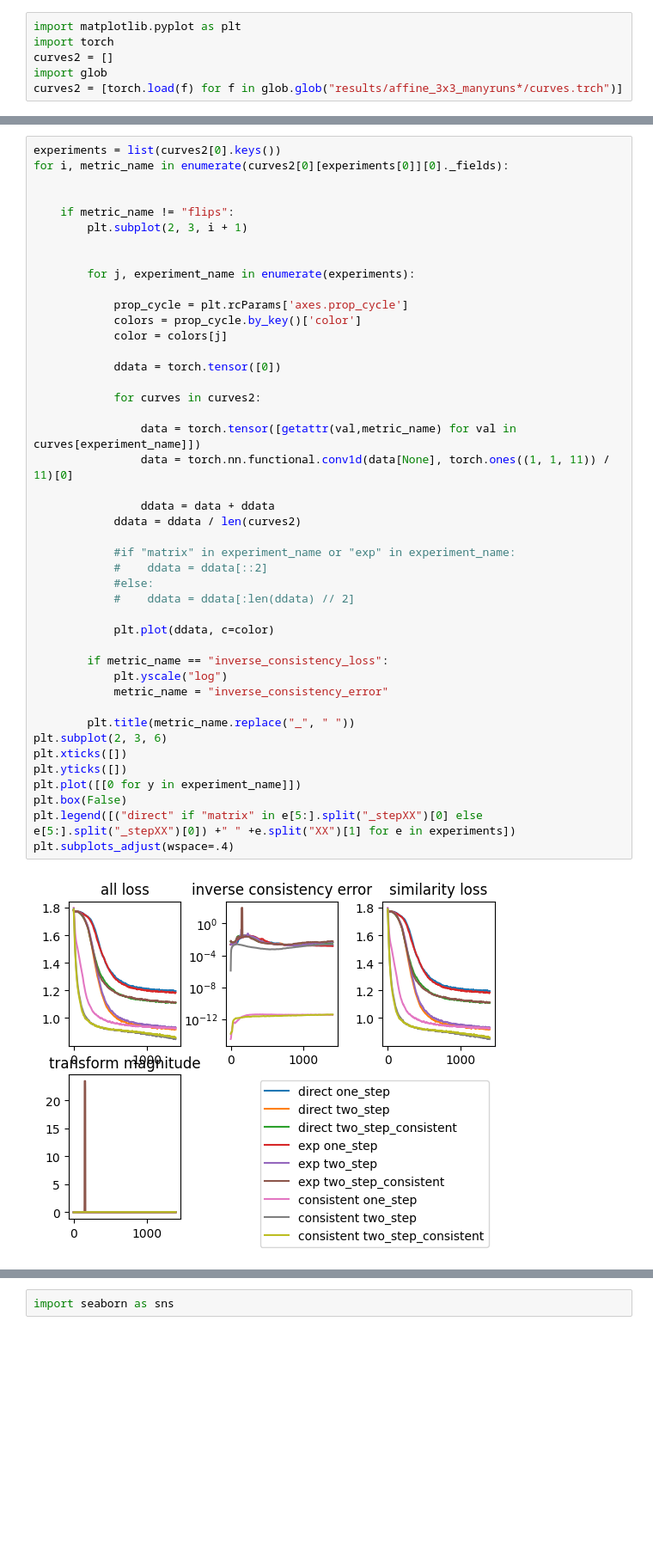
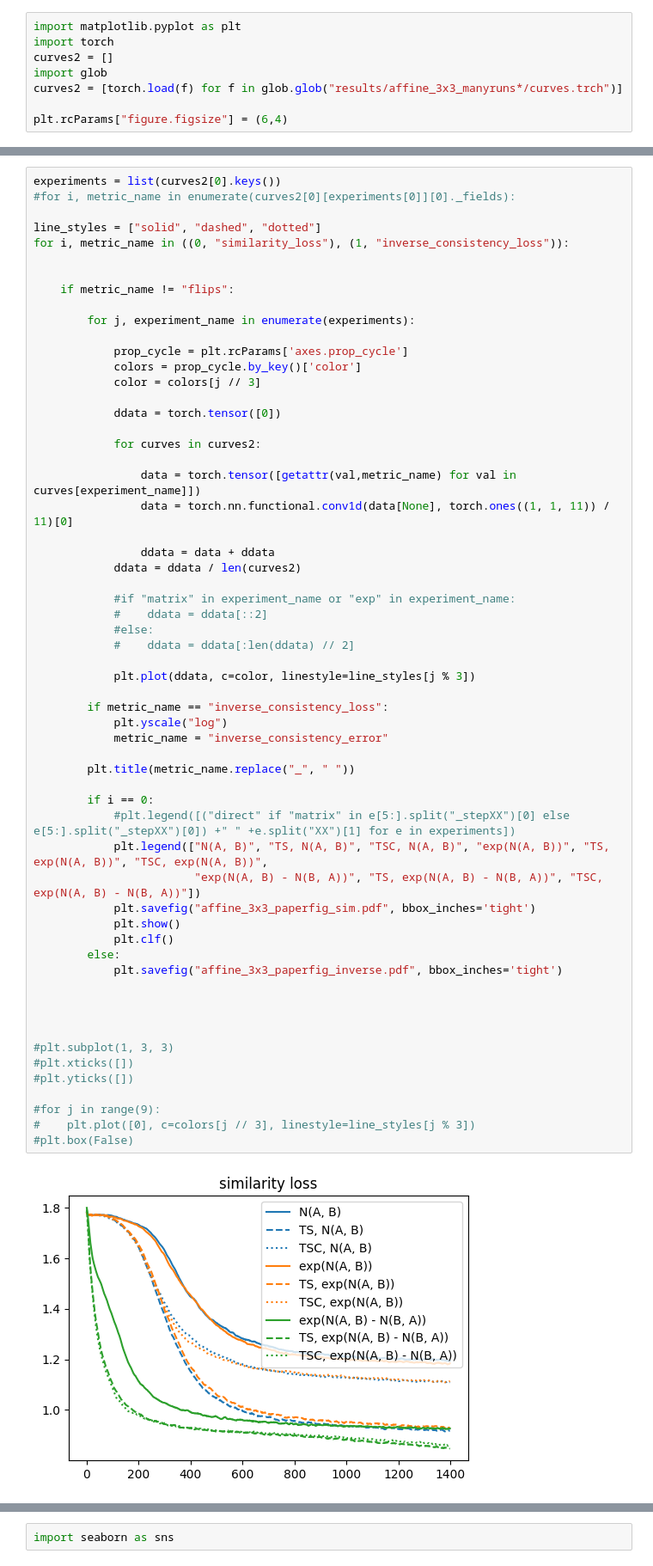
Before and after one commit to uncbiag/ByConstructionICON, a Jupyter notebook: affine_3x3_paperfig.ipynb, the cells around one changed output, grey strips where cells are left out. Shown: that part at 86% size. Cells and saved outputs as stored; diff of their text form; blank space fills up the shorter version.

```diff
--- a/affine_3x3_paperfig.ipynb
+++ b/affine_3x3_paperfig.ipynb
@@ -4,6 +4,8 @@ import torch
 curves2 = []
 import glob
 curves2 = [torch.load(f) for f in glob.glob("results/affine_3x3_manyruns*/curves.trch")]
+
+plt.rcParams["figure.figsize"] = (6,4)
 # %%
 experiments = list(curves2[0].keys())
 for j, experiment_name in enumerate(experiments):
@@ -48,46 +50,61 @@ make_consistent_stepXXtwo_step_consistent
 # %%
 experiments = list(curves2[0].keys())
-for i, metric_name in enumerate(curves2[0][experiments[0]][0]._fields):
+#for i, metric_name in enumerate(curves2[0][experiments[0]][0]._fields):
+
+line_styles = ["solid", "dashed", "dotted"]
+for i, metric_name in ((0, "similarity_loss"), (1, "inverse_consistency_loss")):
 
 
     if metric_name != "flips":
-        plt.subplot(2, 3, i + 1)
-
 
         for j, experiment_name in enumerate(experiments):
 
             prop_cycle = plt.rcParams['axes.prop_cycle']
             colors = prop_cycle.by_key()['color']
-            color = colors[j]
+            color = colors[j // 3]
 
             ddata = torch.tensor([0])
 
             for curves in curves2:
 
                 data = torch.tensor([getattr(val,metric_name) for val in curves[experiment_name]])
                 data = torch.nn.functional.conv1d(data[None], torch.ones((1, 1, 11)) / 11)[0]
 
                 ddata = data + ddata
             ddata = ddata / len(curves2)
 
             #if "matrix" in experiment_name or "exp" in experiment_name:
             #    ddata = ddata[::2]
             #else:
             #    ddata = ddata[:len(ddata) // 2]
 
-            plt.plot(ddata, c=color)
+            plt.plot(ddata, c=color, linestyle=line_styles[j % 3])
 
         if metric_name == "inverse_consistency_loss":
             plt.yscale("log")
             metric_name = "inverse_consistency_error"
 
         plt.title(metric_name.replace("_", " "))
-plt.subplot(2, 3, 6)
-plt.xticks([])
-plt.yticks([])
-plt.plot([[0 for y in experiment_name]])
-plt.box(False)
-plt.legend([("direct" if "matrix" in e[5:].split("_stepXX")[0] else e[5:].split("_stepXX")[0]) +" " +e.split("XX")[1] for e in experiments])
-plt.subplots_adjust(wspace=.4)
+
+        if i == 0:
+            #plt.legend([("direct" if "matrix" in e[5:].split("_stepXX")[0] else e[5:].split("_stepXX")[0]) +" " +e.split("XX")[1] for e in experiments])
+            plt.legend(["N(A, B)", "TS, N(A, B)", "TSC, N(A, B)", "exp(N(A, B))", "TS, exp(N(A, B))", "TSC, exp(N(A, B))",
+                        "exp(N(A, B) - N(B, A))", "TS, exp(N(A, B) - N(B, A))", "TSC, exp(N(A, B) - N(B, A))"])
+            plt.savefig("affine_3x3_paperfig_sim.pdf", bbox_inches='tight')
+            plt.show()
+            plt.clf()
+        else:
+            plt.savefig("affine_3x3_paperfig_inverse.pdf", bbox_inches='tight')
+
+
+
+
+#plt.subplot(1, 3, 3)
+#plt.xticks([])
+#plt.yticks([])
+
+#for j in range(9):
+#    plt.plot([0], c=colors[j // 3], linestyle=line_styles[j % 3])
+#plt.box(False)
 # %% [output]
-[figure, old version]
+[figure, new version]
```
Also changed, not shown: parts of 8 cells of this notebook, 3 other files.
